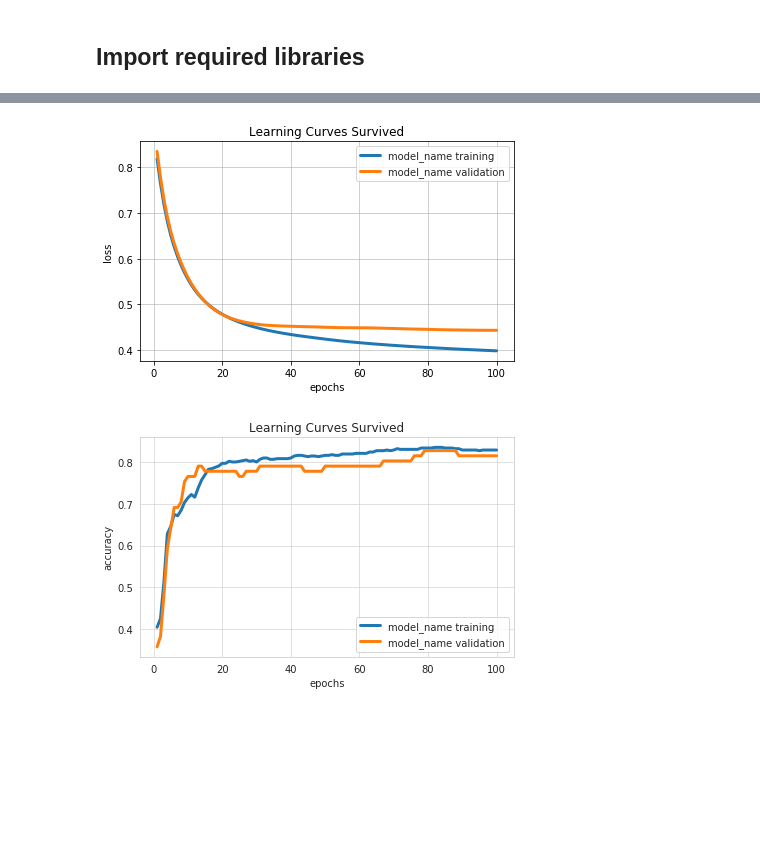
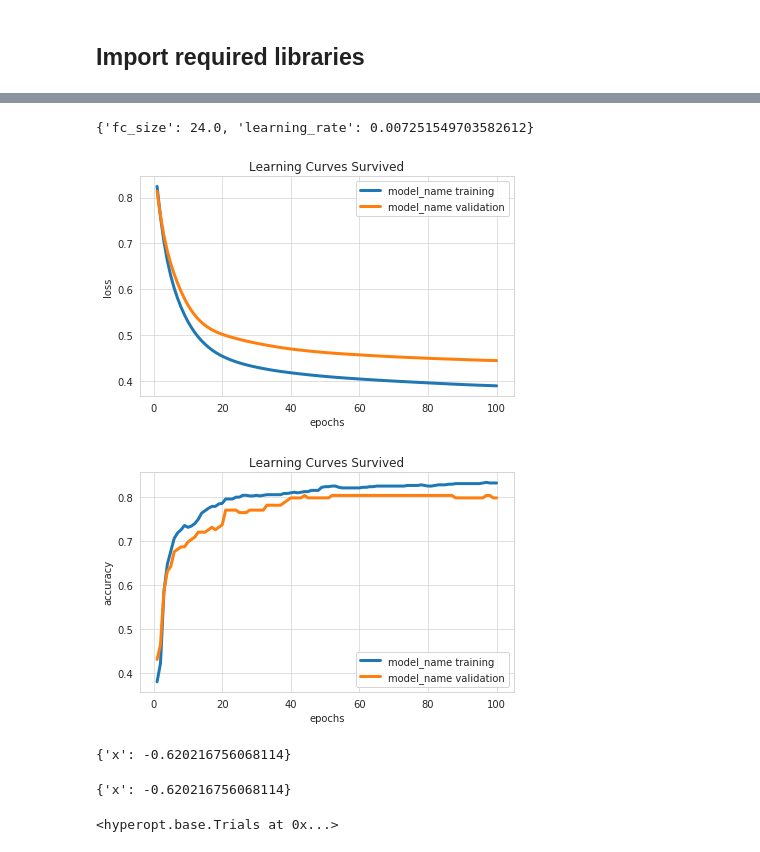
Before and after one commit to ludwig-ai/ludwig, a Jupyter notebook: examples/hyperopt/model_hyperopt_example.ipynb, the cells around one changed output, grey strips where cells are left out. Drawn from its saved outputs; the diff is of its cells as text; code cells hidden in the pictures; blank space fills up the shorter version.

Commit message:
feat: first working version with hyperopt

```diff
--- a/examples/hyperopt/model_hyperopt_example.ipynb
+++ b/examples/hyperopt/model_hyperopt_example.ipynb
@@ -102,9 +174,32 @@ Saved to: results/experiment_name_model_name_3
+# %%
+best
+# %% [output]
+{'fc_size': 24.0, 'learning_rate': 0.007251549703582612}
 # %%
 # generating learning curves from training
-learning_curves(train_stats, 'Survived',
+learning_curves(trs, 'Survived',
                 model_names=['model_name'],
                 output_directory='./visualizations',
                 file_format='png')
 # %% [output]
-[figure, old version]
+[figure, new version]
-[figure, old version]
+[figure, new version]
+# %%
+from hyperopt import fmin, tpe, hp, Trials
+trials = Trials()
+best = fmin(fn=lambda x: x ** 2,
+    space=hp.uniform('x', -10, 10),
+    algo=tpe.suggest,
+    max_evals=20,
+    trials=trials)
+print(best)
+# %% [output]
+{'x': -0.620216756068114}
+# %%
+best
+# %% [output]
+{'x': -0.620216756068114}
+# %%
+trials
+# %% [output]
+<hyperopt.base.Trials at 0x...>
```
Also changed, not shown: parts of 19 cells of this notebook.
